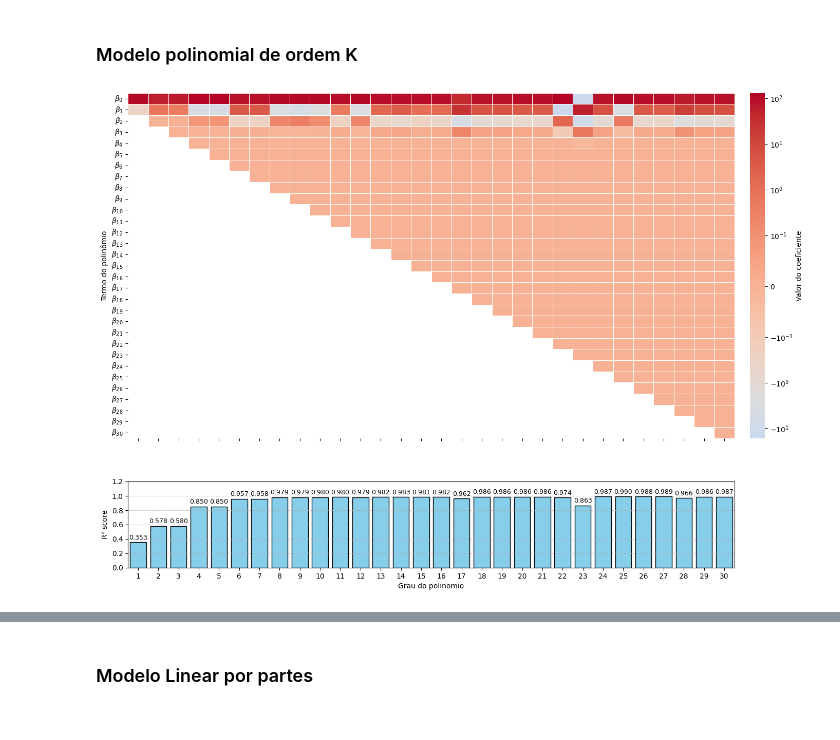
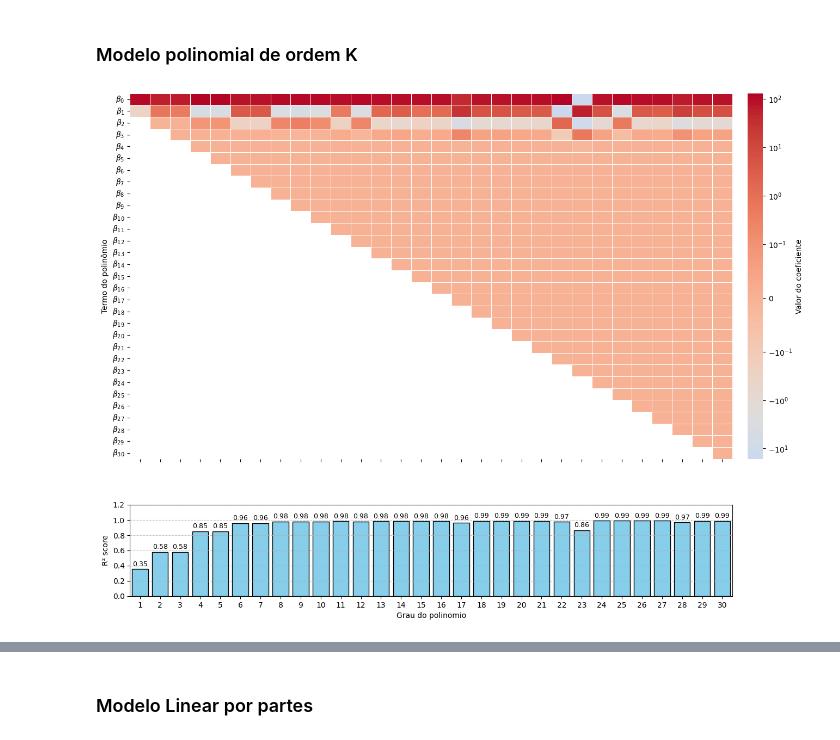
Before and after one commit to LuisFelipeCSouza/inteligencia-computacional-aplicada, a Jupyter notebook: trabalho-1/main.ipynb, the cells around one changed output, grey strips where cells are left out. Saved outputs shown, nothing was run; the diff lists cells and outputs as text; code cells hidden in the pictures.

```diff
--- a/trabalho-1/main.ipynb
+++ b/trabalho-1/main.ipynb
@@ -249,7 +251,7 @@ df_rot = pd.DataFrame(data_T, index=col_labels, columns=ks_list)
 # Coluna 0: Heatmap (linha 0) e Bar chart (linha 1)
 # Coluna 1: Colorbar (linha 0) e Vazio (linha 1)
 # ---------------------------------------------------------
-fig = plt.figure(figsize=(16, 12))
+fig = plt.figure(figsize=(15, 12))
 gs = fig.add_gridspec(
     2, 2,
     height_ratios=[4, 1],   # Proporção de altura entre Heatmap e Barras
@@ -272,32 +274,32 @@ sns.heatmap(df_rot, annot=False, cmap='coolwarm', norm=norm, center=0,
 ax_heat.set_ylabel('Termo do polinômio')
 ax_heat.set_xlabel('')
 ax_heat.tick_params(axis='x', labelbottom=False)
 
 # 5. Gráfico de barras do R² alinhado
 x_pos = np.arange(len(ks_list))
 r2_vals = [r2_dict[k] for k in ks_list]
 ax_r2.bar(x_pos, r2_vals, width=0.8, color='skyblue', edgecolor='black')
 ax_r2.set_xticks(x_pos)
 ax_r2.set_xticklabels(ks_list)
 
 # A sua lógica de limites (-0.5 a N-0.5) já é perfeita para alinhar
 # com a forma como o seaborn renderiza as colunas do heatmap
 ax_r2.set_xlim(-0.5, len(ks_list) - 0.5)
 ax_r2.set_ylim(0, 1.2)
 ax_r2.set_ylabel('R² score')
 ax_r2.set_xlabel('Grau do polinomio')
 ax_r2.grid(axis='y', linestyle='--', alpha=0.7)
 
 # Adiciona valor do R²
 for x, val in zip(x_pos, r2_vals):
-    ax_r2.text(x, val + 0.02, f'{val:.3f}', ha='center', va='bottom', fontsize=9)
+    ax_r2.text(x, val + 0.02, f'{val:.2f}', ha='center', va='bottom', fontsize=9)
 
 # tight_layout não é totalmente compatível com gridspec customizado com cbar_ax,
 # mas se precisar de mais espaço, você pode usar plt.subplots_adjust() ou fig.tight_layout()
 fig.tight_layout()
 
 plt.savefig(FIG_DIR / "poly_result.pdf", bbox_inches='tight')
 
 plt.show()
 # %% [output]
-[figure, old version]
+[figure, new version]
```
Also changed, not shown: parts of 4 cells of this notebook.
